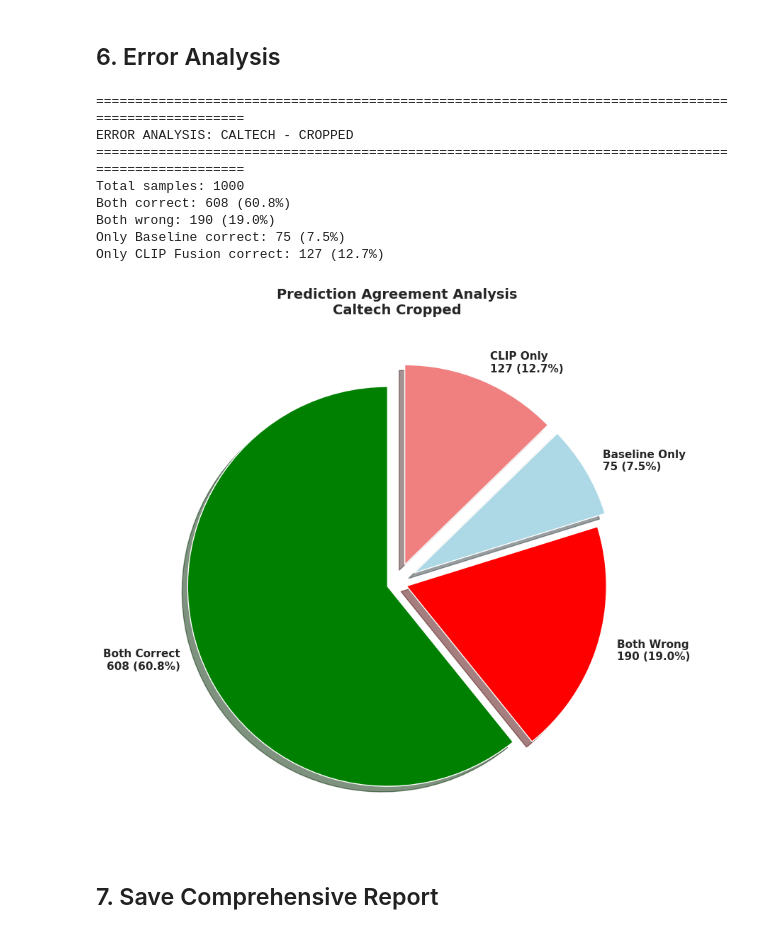
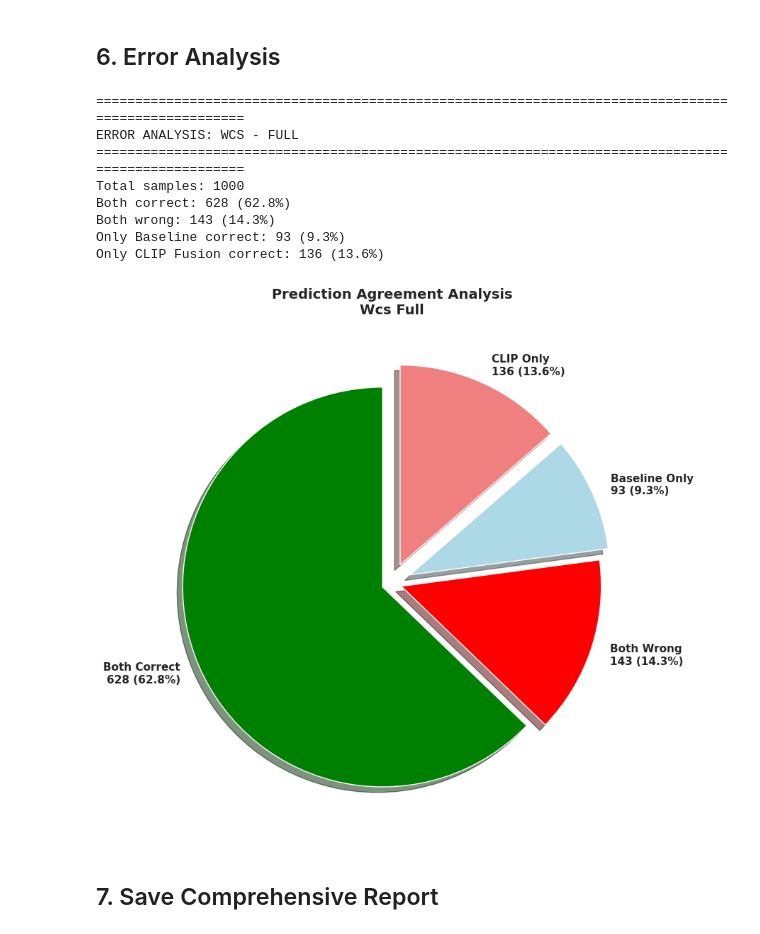
Before and after one commit to LuizAlencar17/WildMatch, a Jupyter notebook: code/metrics.ipynb, the cells around one changed output. Cells and saved outputs as stored; diff of their text form; code cells hidden in the pictures.

```diff
--- a/code/metrics.ipynb
+++ b/code/metrics.ipynb
@@ -538,8 +538,8 @@ def analyze_errors(baseline_df, clip_df):
     return results
 
 # Analyze for Caltech cropped
-dataset_name = 'caltech'
-img_type_name = 'cropped'
+dataset_name = 'wcs'
+img_type_name = 'full'
 
 if dataset_name in predictions and img_type_name in predictions[dataset_name]:
     if 'baseline' in predictions[dataset_name][img_type_name] and 'clip_fusion' in predictions[dataset_name][img_type_name]:
@@ -562,39 +562,39 @@ if dataset_name in predictions and img_type_name in predictions[dataset_name]:
         fig, ax = plt.subplots(1, 1, figsize=(10, 8))
 
         sizes = [
             error_analysis['both_correct'],
             error_analysis['both_wrong'],
             error_analysis['baseline_only_correct'],
             error_analysis['clip_only_correct']
         ]
         labels = [
             f"Both Correct\n{error_analysis['both_correct']} ({error_analysis['both_correct']/error_analysis['total']*100:.1f}%)",
             f"Both Wrong\n{error_analysis['both_wrong']} ({error_analysis['both_wrong']/error_analysis['total']*100:.1f}%)",
             f"Baseline Only\n{error_analysis['baseline_only_correct']} ({error_analysis['baseline_only_correct']/error_analysis['total']*100:.1f}%)",
             f"CLIP Only\n{error_analysis['clip_only_correct']} ({error_analysis['clip_only_correct']/error_analysis['total']*100:.1f}%)"
         ]
         colors = ['green', 'red', 'lightblue', 'lightcoral']
         explode = (0.05, 0.05, 0.1, 0.1)
 
         ax.pie(sizes, labels=labels, colors=colors, autopct='', startangle=90,
               explode=explode, shadow=True, textprops={'fontsize': 11, 'fontweight': 'bold'})
         ax.set_title(f'Prediction Agreement Analysis\n{dataset_name.capitalize()} {img_type_name.capitalize()}',
                     fontsize=14, fontweight='bold', pad=20)
 
         plt.tight_layout()
         plt.savefig(OUTPUT_DIR / f'error_analysis_{dataset_name}_{img_type_name}.png',
                    dpi=300, bbox_inches='tight')
         plt.show()
 # %% [output]
 ====================================================================================================
-ERROR ANALYSIS: CALTECH - CROPPED
+ERROR ANALYSIS: WCS - FULL
 ====================================================================================================
 Total samples: 1000
-Both correct: 608 (60.8%)
-Both wrong: 190 (19.0%)
-Only Baseline correct: 75 (7.5%)
-Only CLIP Fusion correct: 127 (12.7%)
+Both correct: 628 (62.8%)
+Both wrong: 143 (14.3%)
+Only Baseline correct: 93 (9.3%)
+Only CLIP Fusion correct: 136 (13.6%)
-[figure, old version]
+[figure, new version]
 # %% [markdown]
 ## 7. Save Comprehensive Report
 # %%
```
Also changed, not shown: 1 other file.
